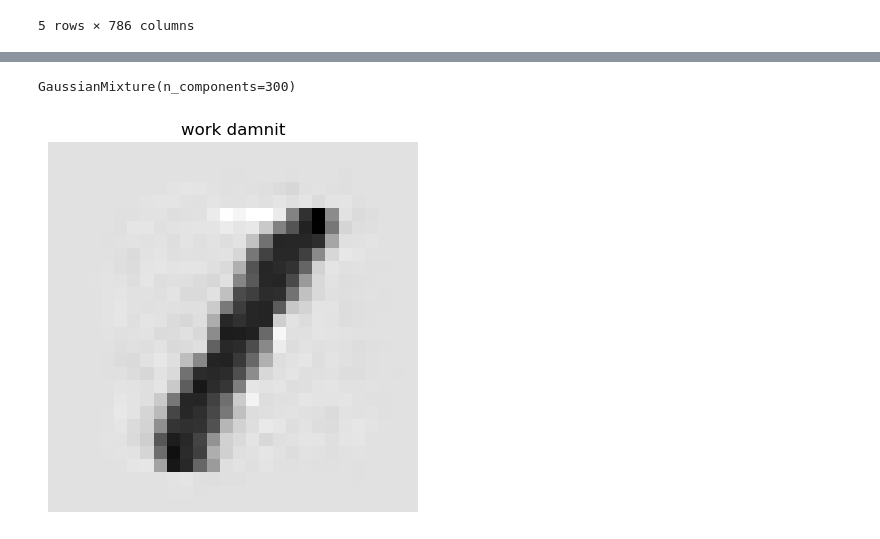
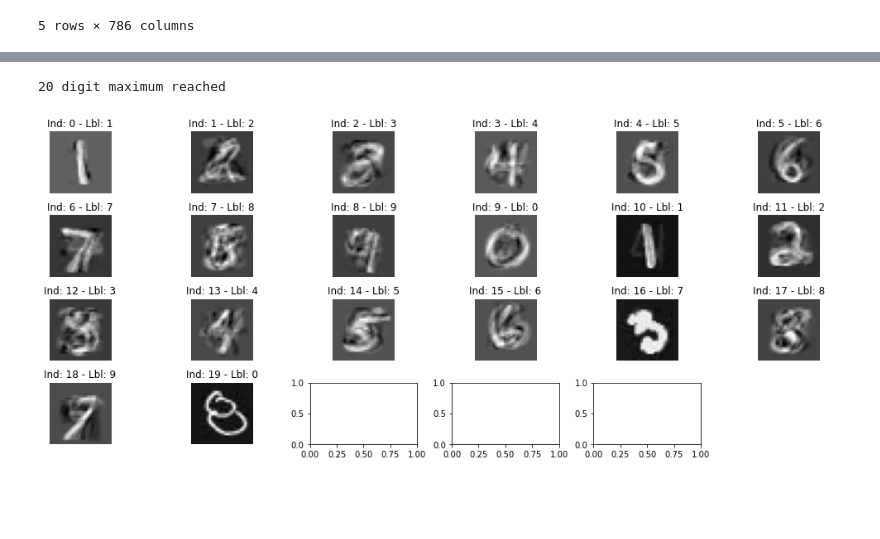
Before and after one commit to shaunmcgregor/ItML_Asn_3_Students, a Jupyter notebook: cluster_asn.ipynb, the cells around one changed output, grey strips where cells are left out. Drawn from its saved outputs; the diff is of its cells as text; code cells hidden in the pictures; blank space fills up the shorter version.

```diff
--- a/cluster_asn.ipynb
+++ b/cluster_asn.ipynb
@@ -506,9 +488,0 @@ ones
-# %%
-pcaOnes = pca.fit_transform(ones)
-
-onesModel = GaussianMixture(300, covariance_type='full')
-onesModel.fit(pcaOnes)
-# %% [output]
-GaussianMixture(n_components=300)
-# %%
-newOne = onesModel.sample(1)
@@ -517,8 +489,39 @@ newOne = newOne[0]
+# %%
+#Make Ourselves an array of models and pca that all have a corresponding number
+numberModels = []
+numberPcas = []
+for i in range(10):
+    numberDF = XSubset[XSubset["number"] == str(i)].drop(columns=["label","number"])
+    numberPca = PCA(0.99, whiten=True)
+    numberData = numberPca.fit_transform(numberDF)
+    numberPcas.append(numberPca)
+    numberModel = GaussianMixture(150, covariance_type='full')
+    numberModel.fit(numberData)
+    numberModels.append(numberModel)
+# %%
+def writeNumber(number):
+    digitsToShow = []
+    labels = []
+    indexes = []
+    count = 0
+    for i in str(number):
+        numberToGet = int(i)
+        newOne = numberModels[numberToGet].sample(1)
+        newOne = newOne[0]
+        digit = numberPcas[numberToGet].inverse_transform(newOne[0])
+        digitsToShow.append(digit)
+        labels.append(i)
+        indexes.append(count)
+        if count == 19:
+            print("20 digit maximum reached")
+            break
+        count += 1
+    showDigits(pd.DataFrame(digitsToShow),labels,indexes)
+# %%
+writeNumber(12345678901234567890000000000000000000000000)
+# %% [output]
+20 digit maximum reached
+[figure, added]
 # %%
 # digits_new = pca.inverse_transform(newOne)
 # showDigits(digits=pd.DataFrame(digits_new), labels=["","","","","","","","","",""], indexes=[1,2,3,4,5,6,7,8,9,0], size=28)
-# %%
-digit = pca.inverse_transform(newOne[0])
-showDigit(digit, "work damnit")
-# %% [output]
-[figure, removed]
```
Also changed, not shown: parts of 4 cells of this notebook.
